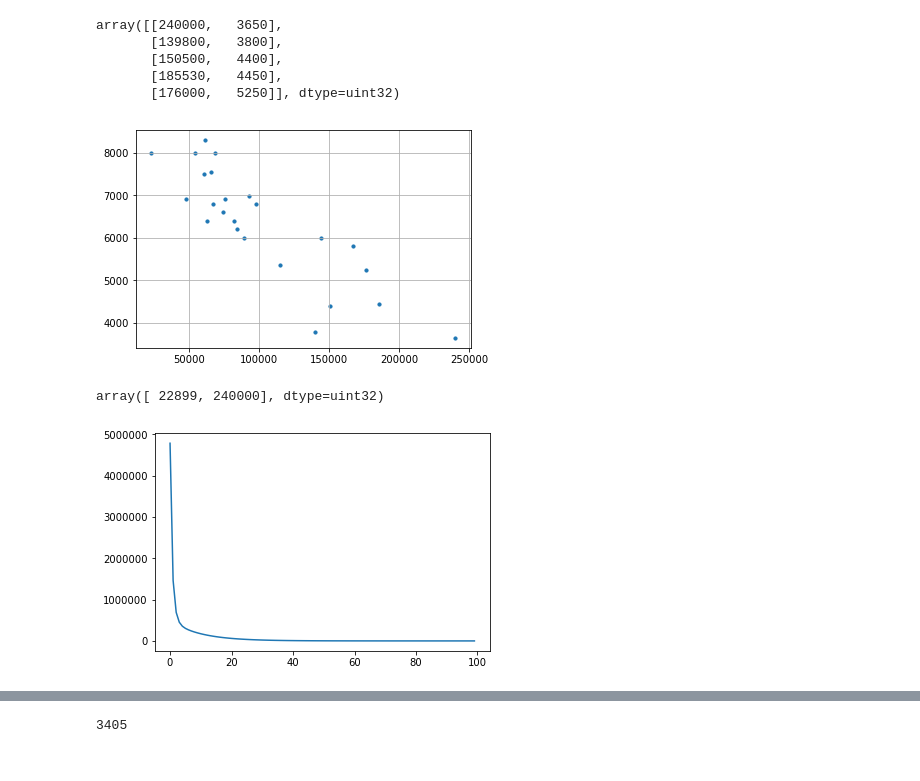
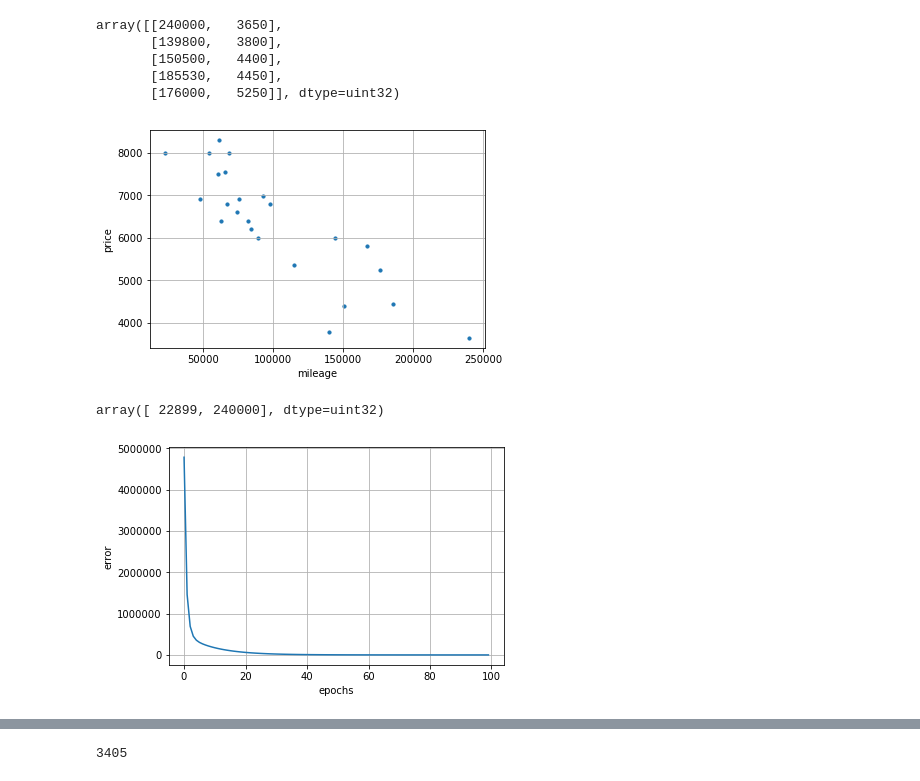
Before and after one commit to Sladge17/linear_regression, a Jupyter notebook: linear_regresion.ipynb, the cells around one changed output, grey strips where cells are left out. Drawn from its saved outputs; the diff is of its cells as text; code cells hidden in the pictures.

```diff
--- a/linear_regresion.ipynb
+++ b/linear_regresion.ipynb
@@ -24,10 +24,12 @@ x = np.array(data[:, 0])
 y = np.array(data[:, 1])
 # %%
 plt.scatter(x, y, s=10)
+plt.xlabel('mileage')
+plt.ylabel('price')
 plt.grid()
 plt.show()
 # %% [output]
-[figure, old version]
+[figure, new version]
 # %%
 def normalization(target, val_min, val_max):
     return (target - val_min) / (val_max - val_min)
@@ -70,9 +72,12 @@ alpha = np.array([0.1, 0.01], np.float32)
 weight, error = learning_nn(epochs, error_border, x_norm, y, alpha)
 # %%
 plt.plot(range(epochs), error)
+plt.xlabel('epochs')
+plt.ylabel('error')
+plt.grid()
 plt.show()
 # %% [output]
-[figure, old version]
+[figure, new version]
 # %%
 weight
 # %% [output]
```
Also changed, not shown: parts of 2 cells of this notebook, 3 other files.
